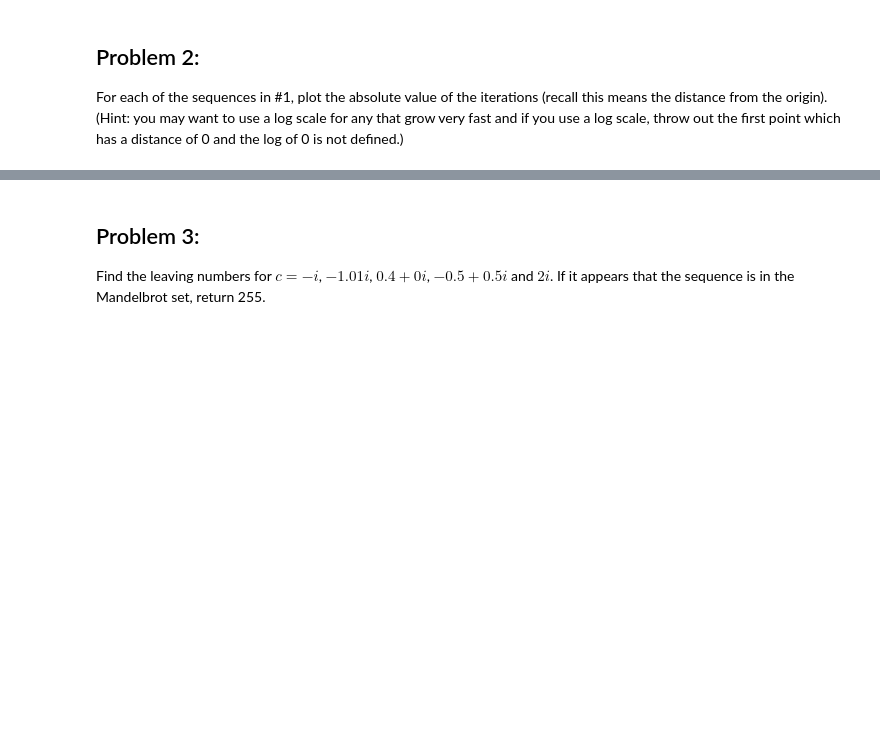
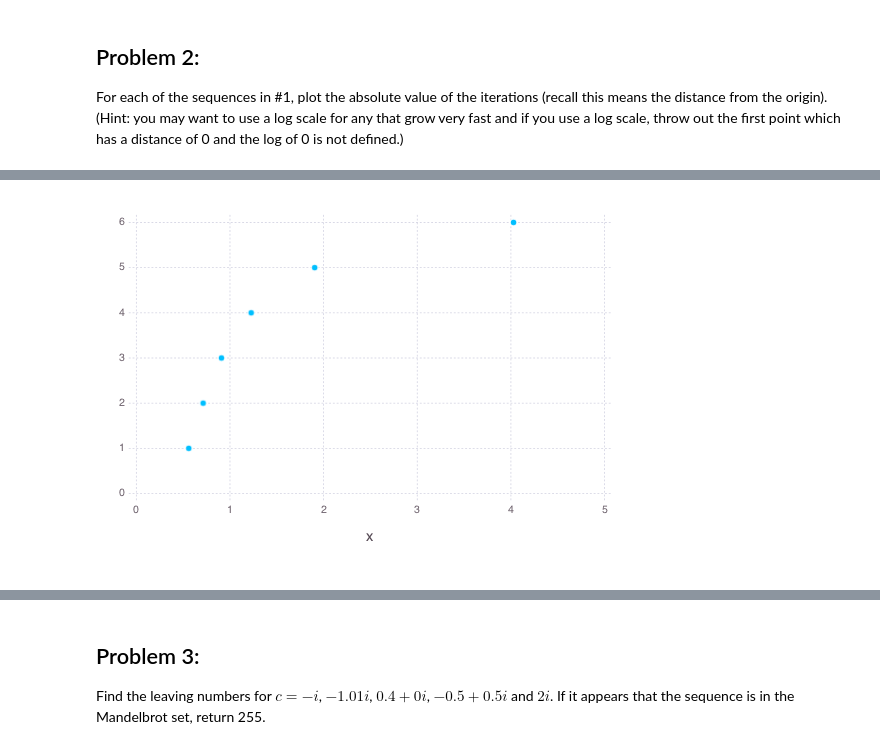
Before and after one commit to joshuanasiatka/FSU-Fall-2016, a Jupyter notebook: tpcs-sci-comp/projects/mandelbrot/mandelbrot.ipynb, the cells around one changed output, grey strips where cells are left out. Drawn from its saved outputs; the diff is of its cells as text; code cells hidden in the pictures; blank space fills up the shorter version.

```diff
--- a/tpcs-sci-comp/projects/mandelbrot/mandelbrot.ipynb
+++ b/tpcs-sci-comp/projects/mandelbrot/mandelbrot.ipynb
@@ -102,3 +106,5 @@ For each of the sequences in #1, plot the absolute value of the iterations (reca
 # %%
-#Gadfly.plot(x=map(x->abs(x),arr2[1]),Geom.point)
+Gadfly.plot(x=map(x->abs(x),arr2[1]),Geom.point)
+# %% [output]
+[figure, added]
 # %%
```
Also changed, not shown: parts of 26 cells of this notebook, 2 other files.
